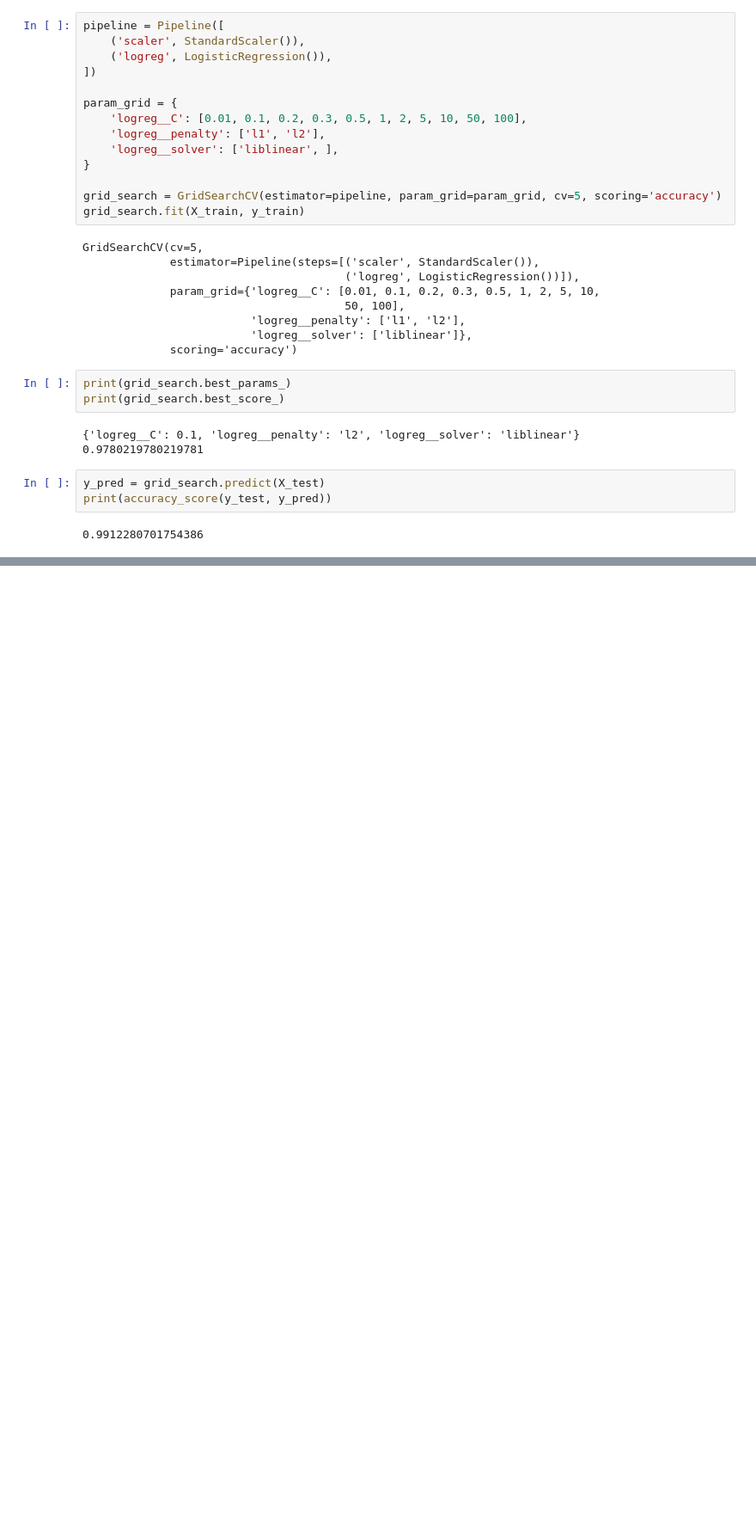
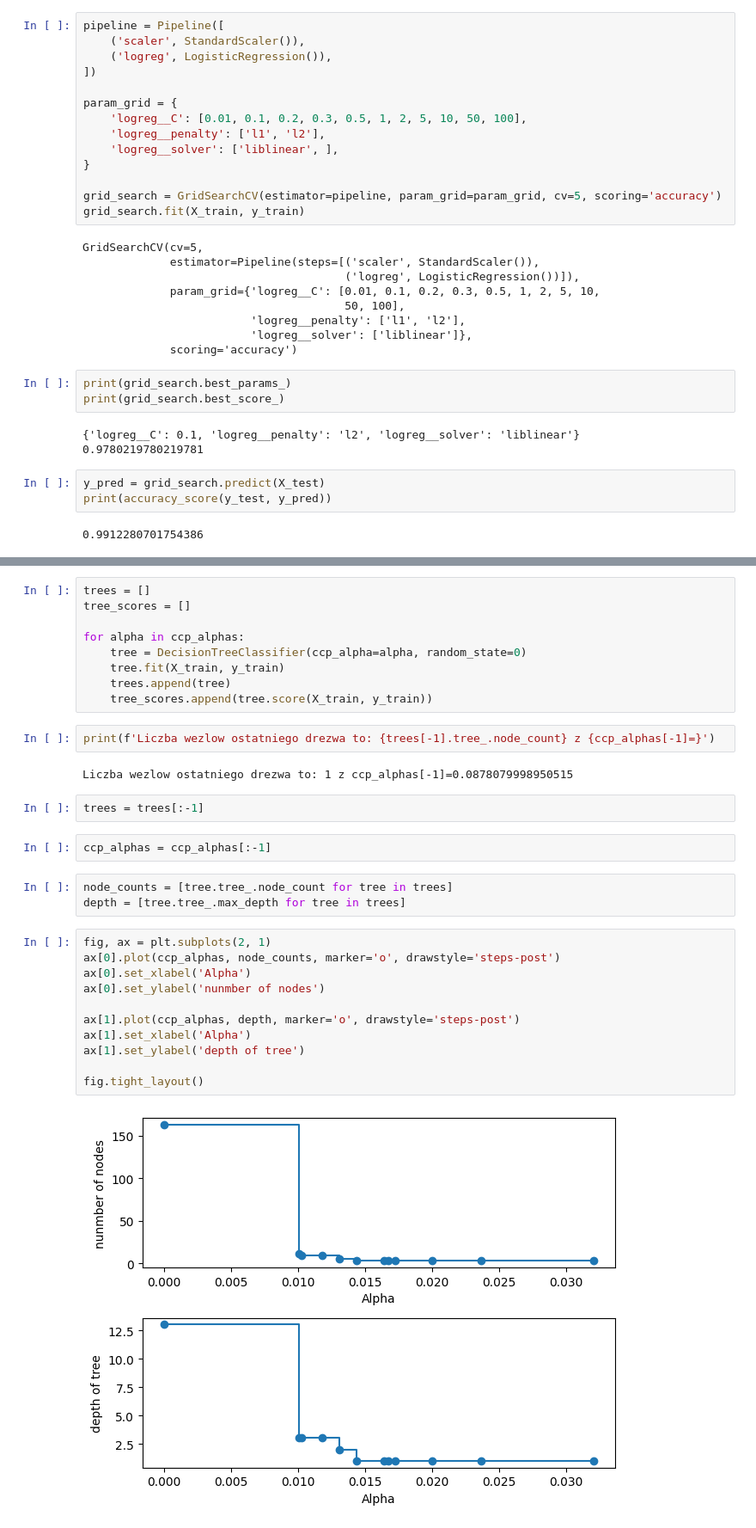
Before and after one commit to RastaAmanek/github, a Jupyter notebook: Decision tree.ipynb, the cells around one changed output, grey strips where cells are left out. Shown at 86% size. Saved outputs shown, nothing was run; the diff lists cells and outputs as text; blank space fills up the shorter version.

```diff
--- a/Decision tree.ipynb
+++ b/Decision tree.ipynb
@@ -354,0 +537,33 @@ print(accuracy_score(y_test, y_pred))
+# %%
+trees = []
+tree_scores = []
+
+for alpha in ccp_alphas:
+    tree = DecisionTreeClassifier(ccp_alpha=alpha, random_state=0)
+    tree.fit(X_train, y_train)
+    trees.append(tree)
+    tree_scores.append(tree.score(X_train, y_train))
+# %%
+print(f'Liczba wezlow ostatniego drezwa to: {trees[-1].tree_.node_count} z {ccp_alphas[-1]=}')
+# %% [output]
+Liczba wezlow ostatniego drezwa to: 1 z ccp_alphas[-1]=0.0878079998950515
+# %%
+trees = trees[:-1]
+# %%
+ccp_alphas = ccp_alphas[:-1]
+# %%
+node_counts = [tree.tree_.node_count for tree in trees]
+depth = [tree.tree_.max_depth for tree in trees]
+# %%
+fig, ax = plt.subplots(2, 1)
+ax[0].plot(ccp_alphas, node_counts, marker='o', drawstyle='steps-post')
+ax[0].set_xlabel('Alpha')
+ax[0].set_ylabel('nunmber of nodes')
+
+ax[1].plot(ccp_alphas, depth, marker='o', drawstyle='steps-post')
+ax[1].set_xlabel('Alpha')
+ax[1].set_ylabel('depth of tree')
+
+fig.tight_layout()
+# %% [output]
+[figure, added]
```
Also changed, not shown: parts of 46 cells of this notebook, 2 other files.
